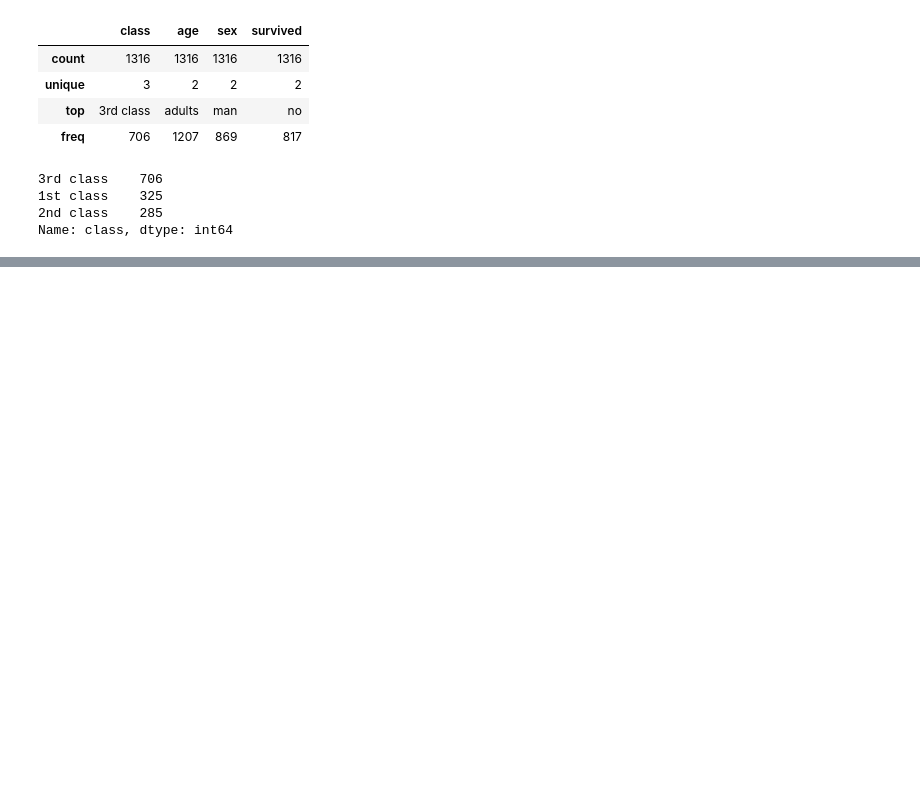
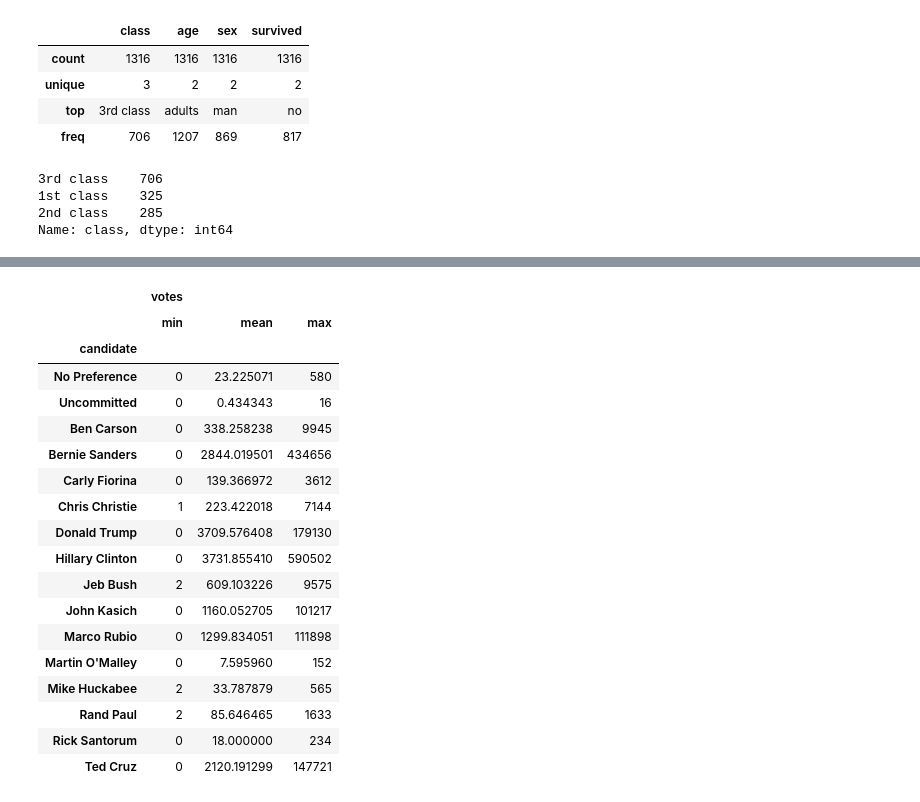
Before and after one commit to jailsonpj/data-science-project, a Jupyter notebook: exemplos/pandas.ipynb, the cells around one changed output, grey strips where cells are left out. Drawn from its saved outputs; the diff is of its cells as text; code cells hidden in the pictures; blank space fills up the shorter version.

```diff
--- a/exemplos/pandas.ipynb
+++ b/exemplos/pandas.ipynb
@@ -79,0 +151,22 @@ Name: class, dtype: int64
+# %%
+data.groupby('candidate').aggregate({'votes':[min,np.mean,max]})
+# %% [output]
+|  | votes |  |  |
+|  | min | mean | max |
+| candidate |  |  |  |
+| No Preference | 0 | 23.225071 | 580 |
+| Uncommitted | 0 | 0.434343 | 16 |
+| Ben Carson | 0 | 338.258238 | 9945 |
+| Bernie Sanders | 0 | 2844.019501 | 434656 |
+| Carly Fiorina | 0 | 139.366972 | 3612 |
+| Chris Christie | 1 | 223.422018 | 7144 |
+| Donald Trump | 0 | 3709.576408 | 179130 |
+| Hillary Clinton | 0 | 3731.855410 | 590502 |
+| Jeb Bush | 2 | 609.103226 | 9575 |
+| John Kasich | 0 | 1160.052705 | 101217 |
+| Marco Rubio | 0 | 1299.834051 | 111898 |
+| Martin O'Malley | 0 | 7.595960 | 152 |
+| Mike Huckabee | 2 | 33.787879 | 565 |
+| Rand Paul | 2 | 85.646465 | 1633 |
+| Rick Santorum | 0 | 18.000000 | 234 |
+| Ted Cruz | 0 | 2120.191299 | 147721 |
```
Also changed, not shown: parts of 12 cells of this notebook, 1 other file.
